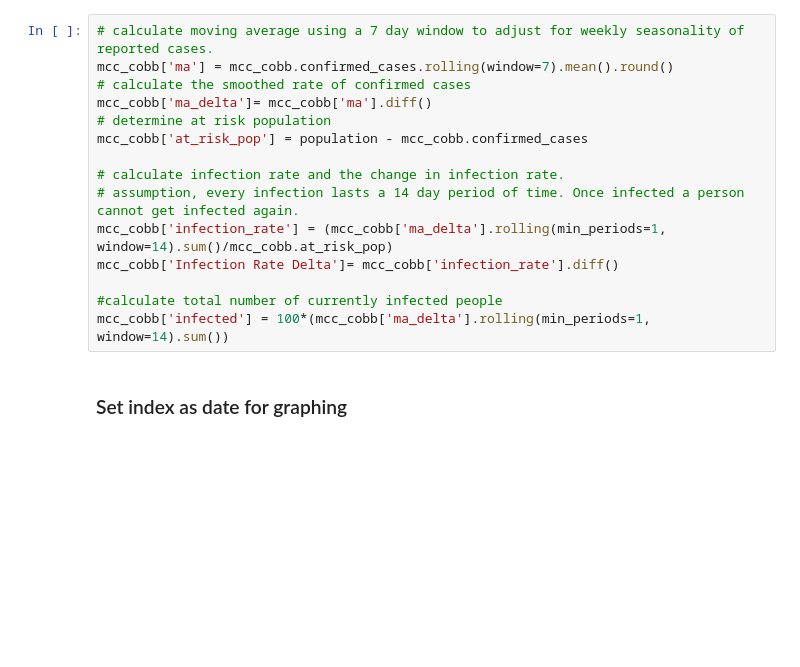
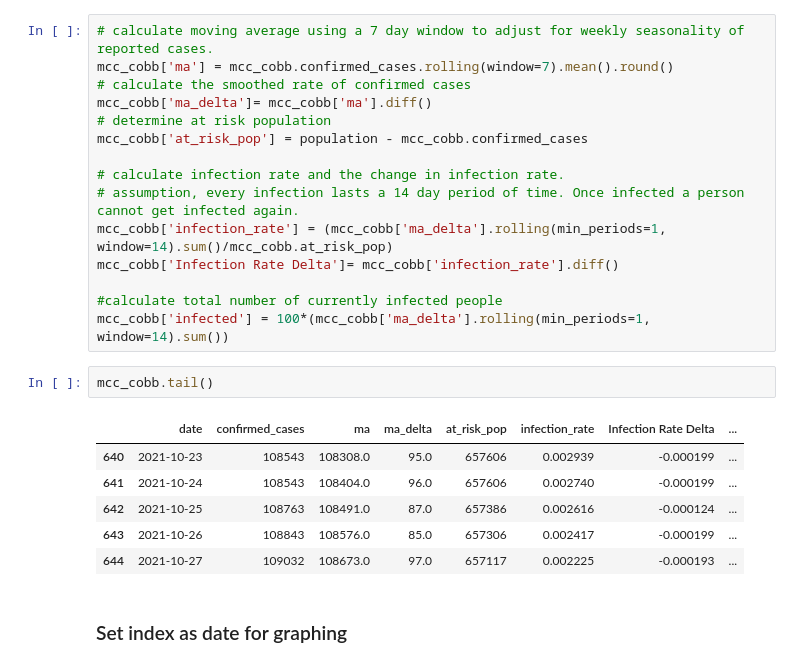
Before and after one commit to savageGrant/data-512-a7, a Jupyter notebook: A7 Notebook.ipynb, the cells around one changed output. Saved outputs shown, nothing was run; the diff lists cells and outputs as text; blank space fills up the shorter version.

```diff
--- a/A7 Notebook.ipynb
+++ b/A7 Notebook.ipynb
@@ -180,6 +180,15 @@ mcc_cobb['Infection Rate Delta']= mcc_cobb['infection_rate'].diff()
 
 #calculate total number of currently infected people
 mcc_cobb['infected'] = 100*(mcc_cobb['ma_delta'].rolling(min_periods=1, window=14).sum())
+# %%
+mcc_cobb.tail()
+# %% [output]
+|  | date | confirmed_cases | ma | ma_delta | at_risk_pop | infection_rate | Infection Rate Delta | ... |
+| 640 | 2021-10-23 | 108543 | 108308.0 | 95.0 | 657606 | 0.002939 | -0.000199 | ... |
+| 641 | 2021-10-24 | 108543 | 108404.0 | 96.0 | 657606 | 0.002740 | -0.000199 | ... |
+| 642 | 2021-10-25 | 108763 | 108491.0 | 87.0 | 657386 | 0.002616 | -0.000124 | ... |
+| 643 | 2021-10-26 | 108843 | 108576.0 | 85.0 | 657306 | 0.002417 | -0.000199 | ... |
+| 644 | 2021-10-27 | 109032 | 108673.0 | 97.0 | 657117 | 0.002225 | -0.000193 | ... |
 # %% [markdown]
 ### Set index as date for graphing
 # %%
```
Also changed, not shown: parts of 5 cells of this notebook, 1 other file.
